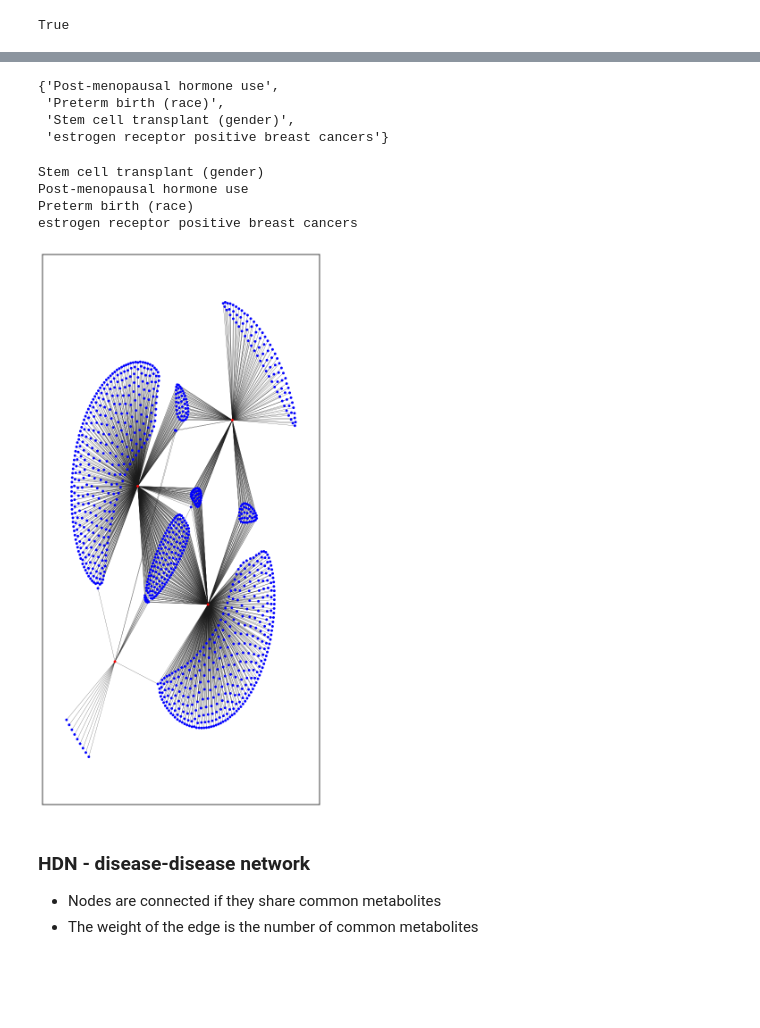
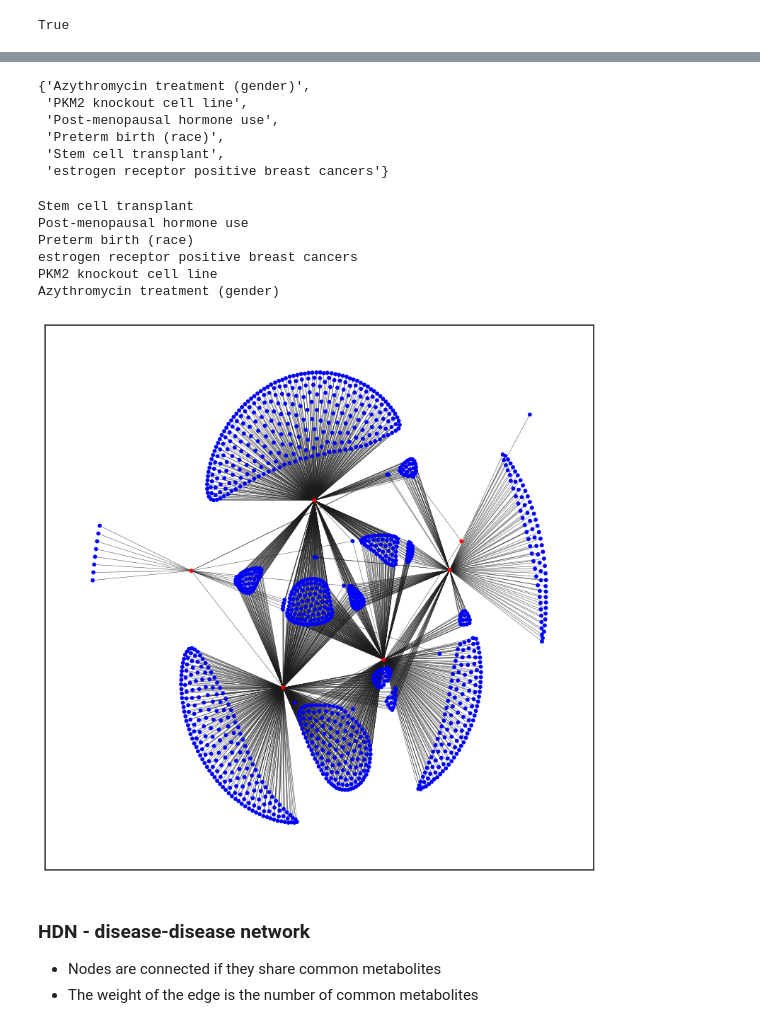
Before and after one commit to cwieder/MetHDN, a Jupyter notebook: Metabolon/scratch1.ipynb, the cells around one changed output, grey strips where cells are left out. Drawn from its saved outputs; the diff is of its cells as text; code cells hidden in the pictures; blank space fills up the shorter version.

```diff
--- a/Metabolon/scratch1.ipynb
+++ b/Metabolon/scratch1.ipynb
@@ -146,3 +147,16 @@ class MetabolonDataset:
 
         # generate tuples for nx links
         self.connection = [(self.node_name, met) for met in self.DA_metabolites]
+# %%
+sct_data = MetabolonDataset(
+    file_path='MTBLS220',
+    id='MTBLS220',
+    node_name='Stem cell transplant',
+    first_row_index=3,
+    first_col_index=6,
+    identifiers_row=0,
+    md_sampname='Sample Name',
+    md_group='Factor Value[Group class]',
+    md_filter=['Donor', 'Recipient']
+
+)
@@ -153,10 +189,10 @@ pkm2_data = MetabolonDataset(
     node_name = 'PKM2 knockout cell line',
     first_row_index = 3,
     first_col_index = 6,
-    identifiers_row = 1,
+    identifiers_row = 0,
     md_sampname = 'Sample Name',
     md_group = 'Factor Value[Genotype]',
-    md_filter = ['WT', 'PKM2 KO']
+    md_filter = ['M2', 'CARM1 KO']
 )
 # %% [output]
   Sample Name Factor Value[Genotype]
@@ -237,10 +277,10 @@ preterm_data.plot_qc()
 [figure]
 # %%
 
-sct_data = MetabolonDataset(
+azmcn_data = MetabolonDataset(
     file_path = 'MTBLS406',
     id = 'MTBLS406',
-    node_name = 'Stem cell transplant (gender)',
+    node_name = 'Azythromycin treatment (gender)',
     first_row_index = 3,
     first_col_index = 6,
     identifiers_row=1,
@@ -298,10 +338,12 @@ all_data.plot_qc()
 from networkx.algorithms import bipartite
 B = nx.Graph()
 # Add nodes with the node attribute "bipartite"-
-B.add_nodes_from([sct_data.node_name, pmh_data.node_name, preterm_data.node_name, erbc_data.node_name], bipartite=0)
-B.add_nodes_from(sct_data.DA_metabolites + pmh_data.DA_metabolites + preterm_data.DA_metabolites + erbc_data.DA_metabolites, bipartite=1)
+datasets = [sct_data, pmh_data, preterm_data, erbc_data, pkm2_data, azmcn_data]
+
+B.add_nodes_from([i.node_name for i in datasets], bipartite=0)
+B.add_nodes_from(sum([i.DA_metabolites for i in datasets], []), bipartite=1)
 # Add edges only between nodes of opposite node sets
-B.add_edges_from(sct_data.connection + pmh_data.connection + preterm_data.connection + erbc_data.connection)
+B.add_edges_from(sum([i.connection for i in datasets], []))
 # %%
 bottom_nodes, top_nodes = bipartite.sets(B)
 # %%
@@ -325,40 +367,44 @@ plt.show()
 # %%
 bottom_nodes
 # %% [output]
-{'Post-menopausal hormone use',
+{'Azythromycin treatment (gender)',
+ 'PKM2 knockout cell line',
+ 'Post-menopausal hormone use',
  'Preterm birth (race)',
- 'Stem cell transplant (gender)',
+ 'Stem cell transplant',
  'estrogen receptor positive breast cancers'}
 # %%
 
 # force directed layout
 color_map = []
 for node in B:
     if node in bottom_nodes:
         print(node)
         color_map.append('red')
     else:
         color_map.append('blue')
 
-plt.figure(3,figsize=(8,16))
+plt.figure(3,figsize=(10 ,10))
 nx.draw_networkx(
     B,
     pos = nx.drawing.layout.kamada_kawai_layout(B),
     font_size=6,
     width = 0.3,
     with_labels=False,
     node_size=10,
     node_color=color_map
     ) # Or whatever other display options you like
 
 
 plt.show()
 # %% [output]
-Stem cell transplant (gender)
+Stem cell transplant
 Post-menopausal hormone use
 Preterm birth (race)
 estrogen receptor positive breast cancers
+PKM2 knockout cell line
+Azythromycin treatment (gender)
-[figure, old version]
+[figure, new version]
 # %%
 # export gml for cytoscape
 nx.write_graphml_lxml(B, "metabolon_HMDN.graphml")
```
Also changed, not shown: parts of 21 cells of this notebook.
